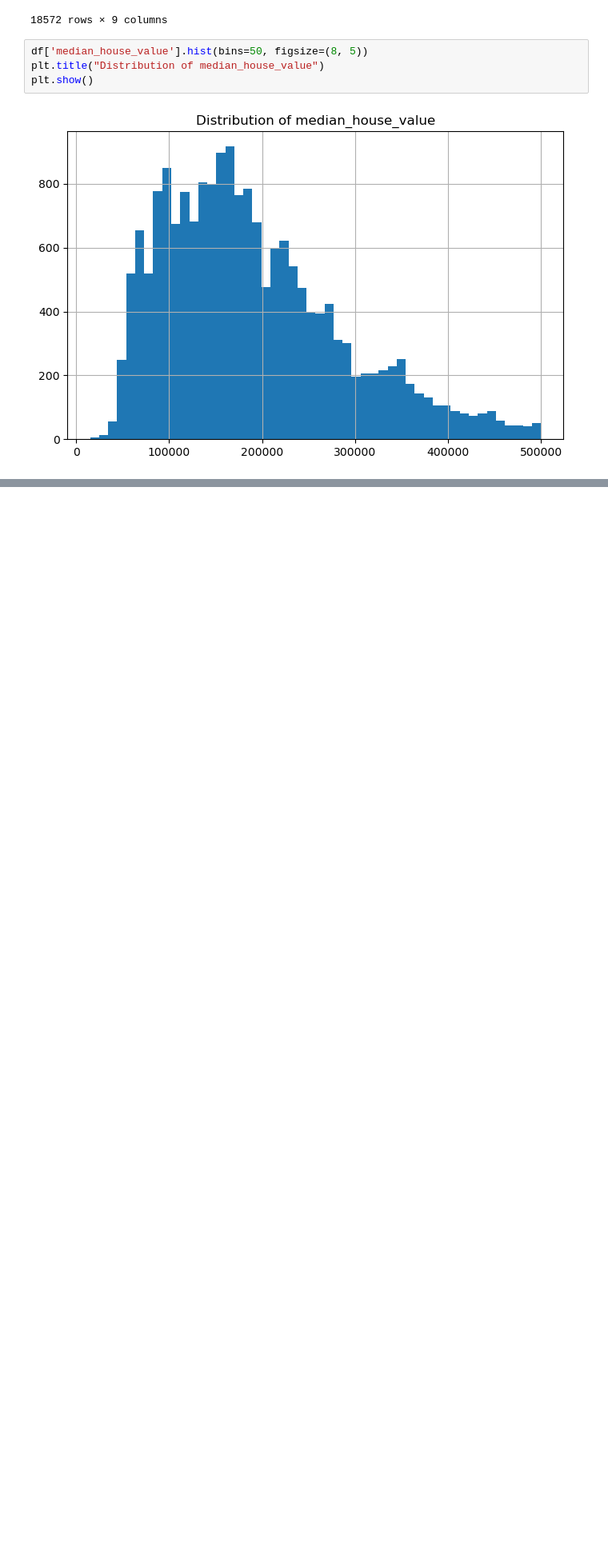
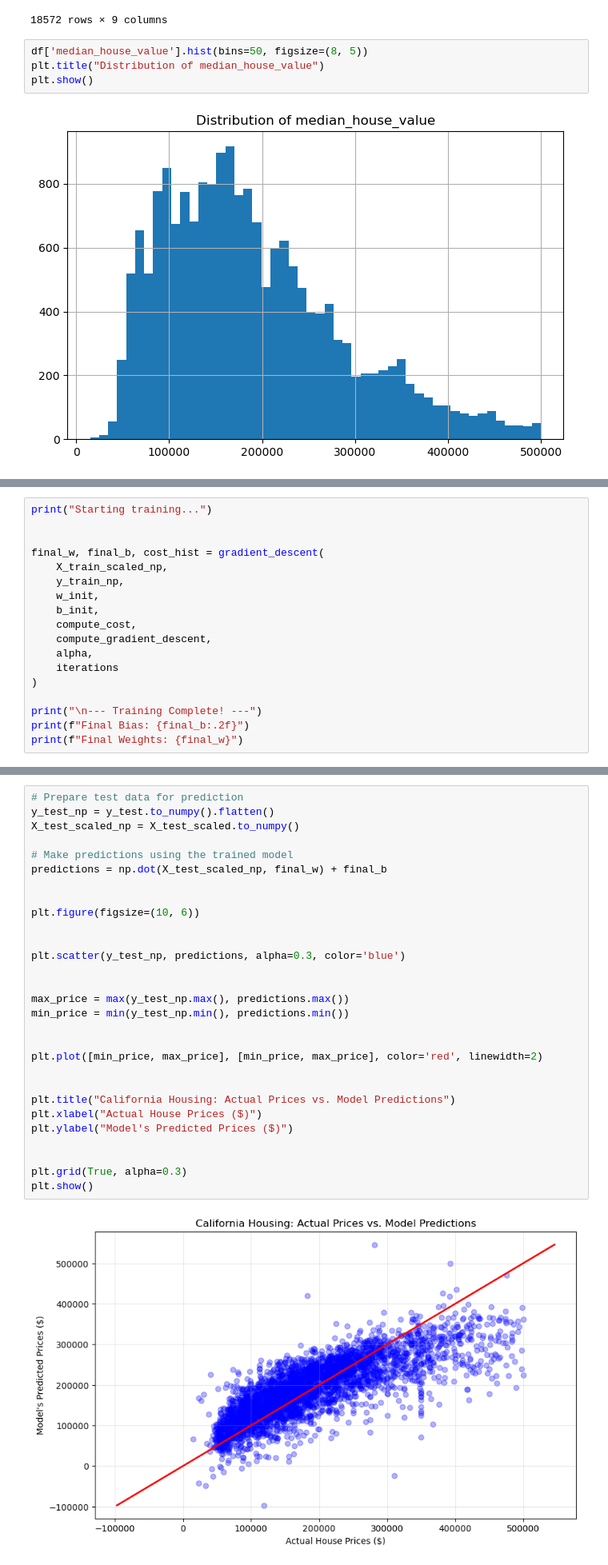
Before and after one commit to loveyadav1015/ML-MODEL-LR, a Jupyter notebook: model.ipynb, the cells around one changed output, grey strips where cells are left out. Shown at 80% size. Drawn from its saved outputs; the diff is of its cells as text; blank space fills up the shorter version.

```diff
--- a/model.ipynb
+++ b/model.ipynb
@@ -111,0 +242,18 @@ plt.show()
+# %%
+print("Starting training...")
+
+
+final_w, final_b, cost_hist = gradient_descent(
+    X_train_scaled_np,
+    y_train_np,
+    w_init,
+    b_init,
+    compute_cost,
+    compute_gradient_descent,
+    alpha,
+    iterations
+)
+
+print("\n--- Training Complete! ---")
+print(f"Final Bias: {final_b:.2f}")
+print(f"Final Weights: {final_w}")
@@ -111,0 +278,31 @@ plt.show()
+# %%
+# Prepare test data for prediction
+y_test_np = y_test.to_numpy().flatten()
+X_test_scaled_np = X_test_scaled.to_numpy()
+
+# Make predictions using the trained model
+predictions = np.dot(X_test_scaled_np, final_w) + final_b
+
+
+plt.figure(figsize=(10, 6))
+
+
+plt.scatter(y_test_np, predictions, alpha=0.3, color='blue')
+
+
+max_price = max(y_test_np.max(), predictions.max())
+min_price = min(y_test_np.min(), predictions.min())
+
+
+plt.plot([min_price, max_price], [min_price, max_price], color='red', linewidth=2)
+
+
+plt.title("California Housing: Actual Prices vs. Model Predictions")
+plt.xlabel("Actual House Prices ($)")
+plt.ylabel("Model's Predicted Prices ($)")
+
+
+plt.grid(True, alpha=0.3)
+plt.show()
+# %% [output]
+[figure, added]
```
Also changed, not shown: parts of 17 cells of this notebook, 1 other file.
